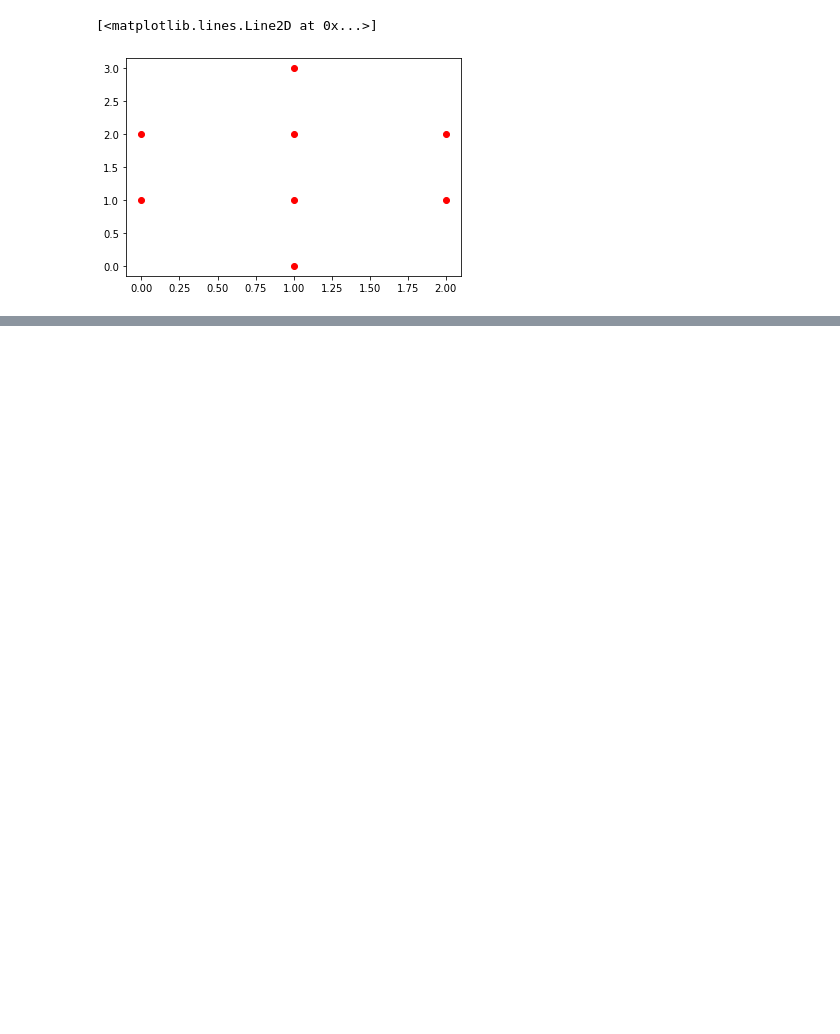
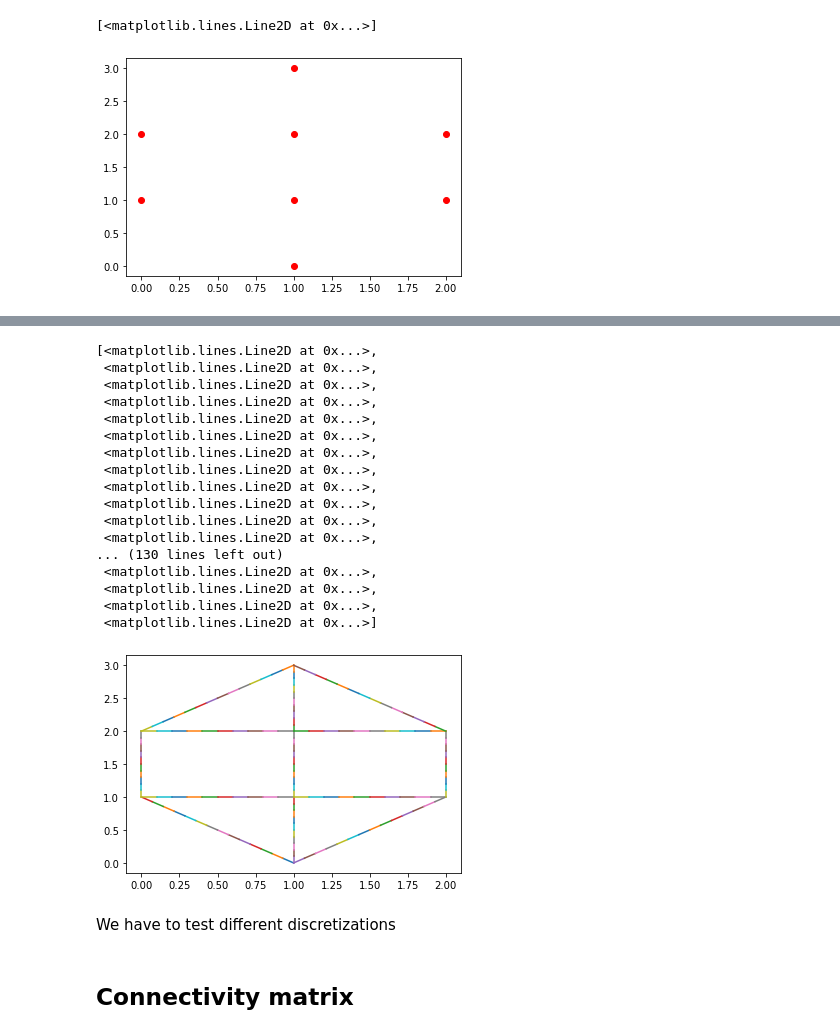
Before and after one commit to MarkSomogyvari/CyberSpreewald, a Jupyter notebook: Prototyping.ipynb, the cells around one changed output, grey strips where cells are left out. Saved outputs shown, nothing was run; the diff lists cells and outputs as text; code cells hidden in the pictures; blank space fills up the shorter version.

```diff
--- a/Prototyping.ipynb
+++ b/Prototyping.ipynb
@@ -73,0 +137,25 @@ q = ax.quiver(df.Xb, df.Yb, df.Xe - df.Xb, df.Ye-df.Yb, units='xy',scale=1)
+# %%
+plt.plot([sf.Xb,sf.Xe],[sf.Yb,sf.Ye])
+# %% [output]
+[<matplotlib.lines.Line2D at 0x...>,
+ <matplotlib.lines.Line2D at 0x...>,
+ <matplotlib.lines.Line2D at 0x...>,
+ <matplotlib.lines.Line2D at 0x...>,
+ <matplotlib.lines.Line2D at 0x...>,
+ <matplotlib.lines.Line2D at 0x...>,
+ <matplotlib.lines.Line2D at 0x...>,
+ <matplotlib.lines.Line2D at 0x...>,
+ <matplotlib.lines.Line2D at 0x...>,
+ <matplotlib.lines.Line2D at 0x...>,
+ <matplotlib.lines.Line2D at 0x...>,
+ <matplotlib.lines.Line2D at 0x...>,
+... (130 lines left out)
+ <matplotlib.lines.Line2D at 0x...>,
+ <matplotlib.lines.Line2D at 0x...>,
+ <matplotlib.lines.Line2D at 0x...>,
+ <matplotlib.lines.Line2D at 0x...>]
+[figure, added]
+# %% [markdown]
+We have to test different discretizations
+# %% [markdown]
+## Connectivity matrix
```
Also changed, not shown: parts of 11 cells of this notebook.
